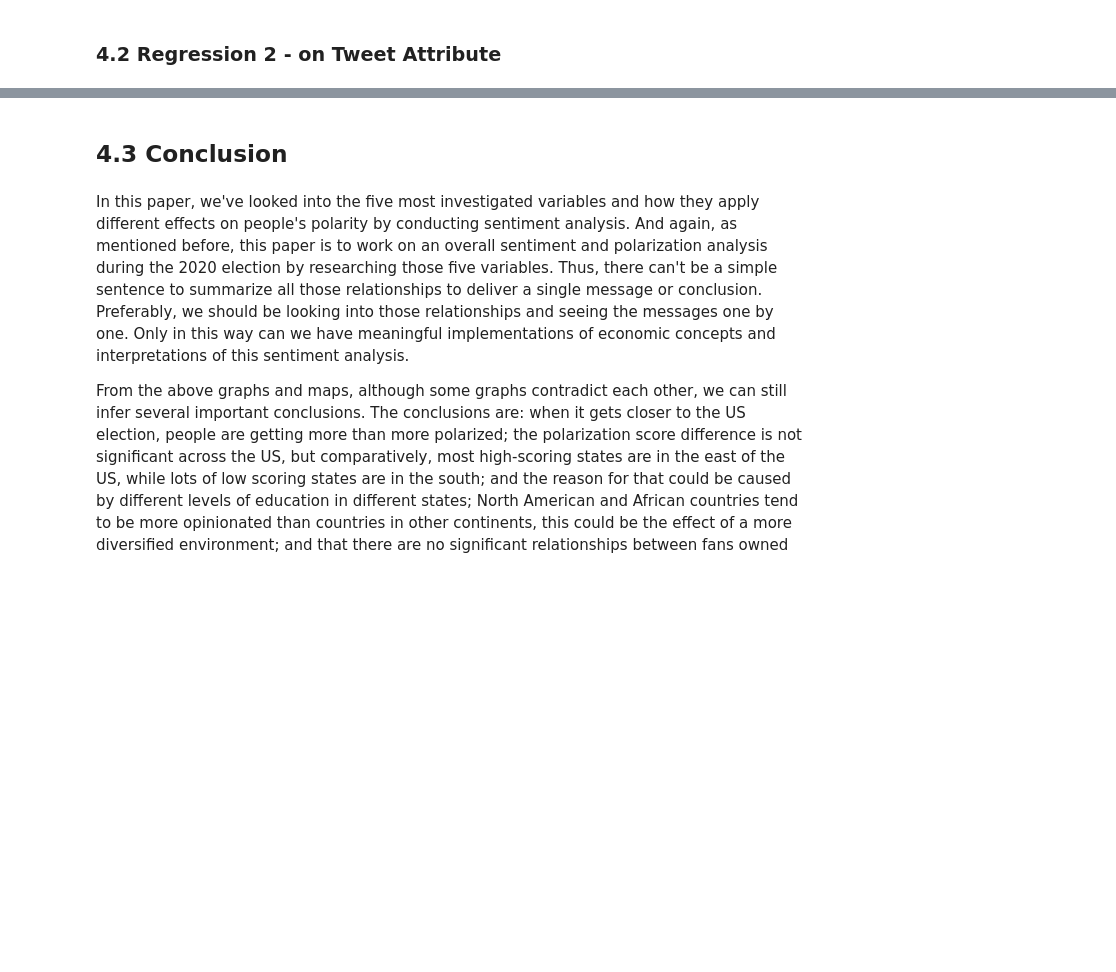
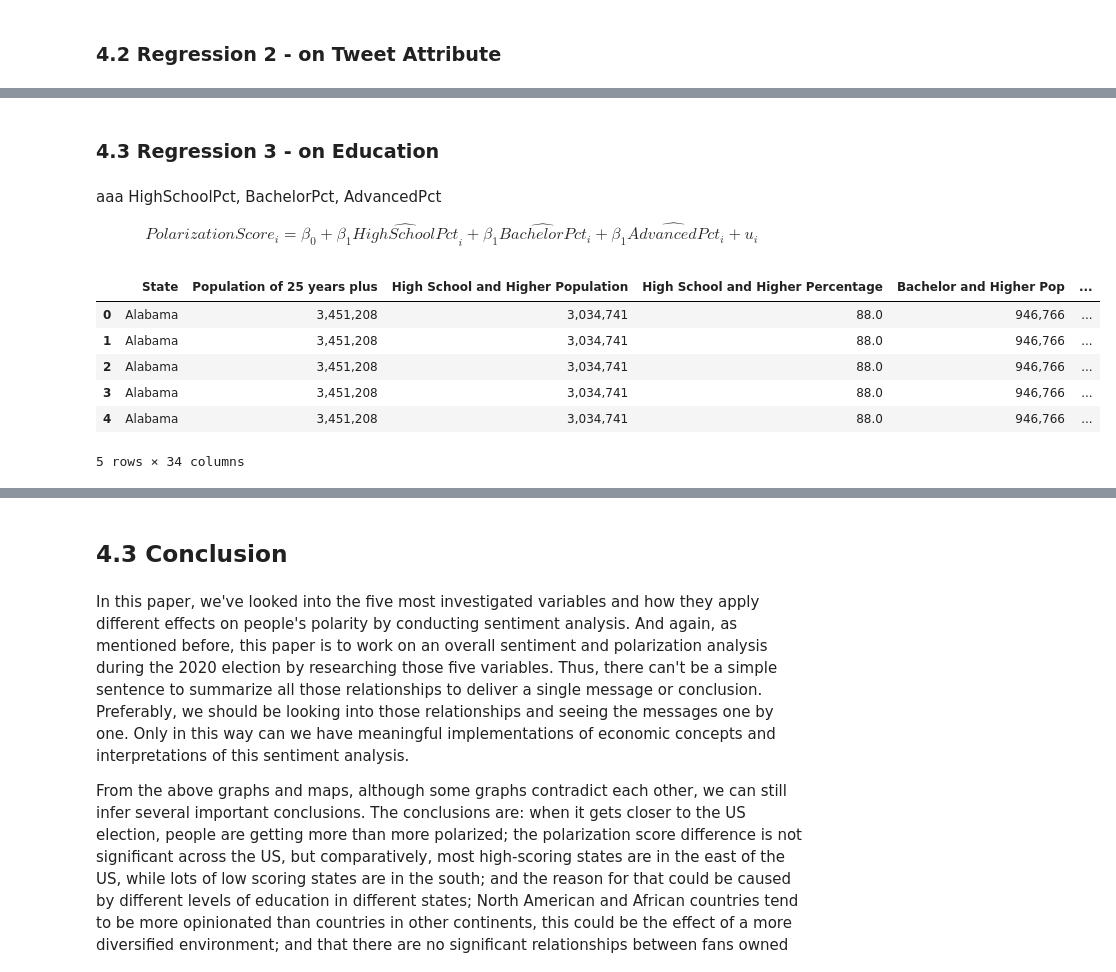
Before and after one commit to gavinhaozzh/Twitter-sentiment-analysis, a Jupyter notebook: Final Project.ipynb, the cells around one changed output, grey strips where cells are left out. Cells and saved outputs as stored; diff of their text form; code cells hidden in the pictures; blank space fills up the shorter version.

```diff
--- a/Final Project.ipynb
+++ b/Final Project.ipynb
@@ -1552,0 +1551,25 @@ Notes:
+# %% [markdown]
+### 4.3 Regression 3 - on Education
+# %% [markdown]
+aaa  HighSchoolPct, BachelorPct, AdvancedPct
+
+$$
+{PolarizationScore}_i = \beta_0 + \beta_1 \widehat{HighSchoolPct}_i + \beta_1 \widehat{BachelorPct}_i + \beta_1 \widehat{AdvancedPct}_i + u_i
+$$
+# %%
+# first merge the dataset, as I have all the data I need from previous parts
+tweet_reg3 = tweet.copy()
+reg3_merged_df = pd.merge(edu_df, tweet_reg3, left_on='State', right_on='state')
+# clean the percentgaes so they are in float format
+reg3_merged_df['Bachelor and Higher Percentage'] = reg3_merged_df['Bachelor and Higher Percentage'].str.rstrip('%').astype(float)
+reg3_merged_df['Advanced Degree Percentage'] = reg3_merged_df['Advanced Degree Percentage'].str.rstrip('%').astype(float)
+reg3_merged_df['High School and Higher Percentage'] = reg3_merged_df['High School and Higher Percentage']*100
+reg3_merged_df.head()
+# %% [output]
+|  | State | Population of 25 years plus | High School and Higher Population | High School and Higher Percentage | Bachelor and Higher Pop | ... |
+| 0 | Alabama | 3,451,208 | 3,034,741 | 88.0 | 946,766 | ... |
+| 1 | Alabama | 3,451,208 | 3,034,741 | 88.0 | 946,766 | ... |
+| 2 | Alabama | 3,451,208 | 3,034,741 | 88.0 | 946,766 | ... |
+| 3 | Alabama | 3,451,208 | 3,034,741 | 88.0 | 946,766 | ... |
+| 4 | Alabama | 3,451,208 | 3,034,741 | 88.0 | 946,766 | ... |
+5 rows × 34 columns
```
Also changed, not shown: parts of 38 cells of this notebook.
